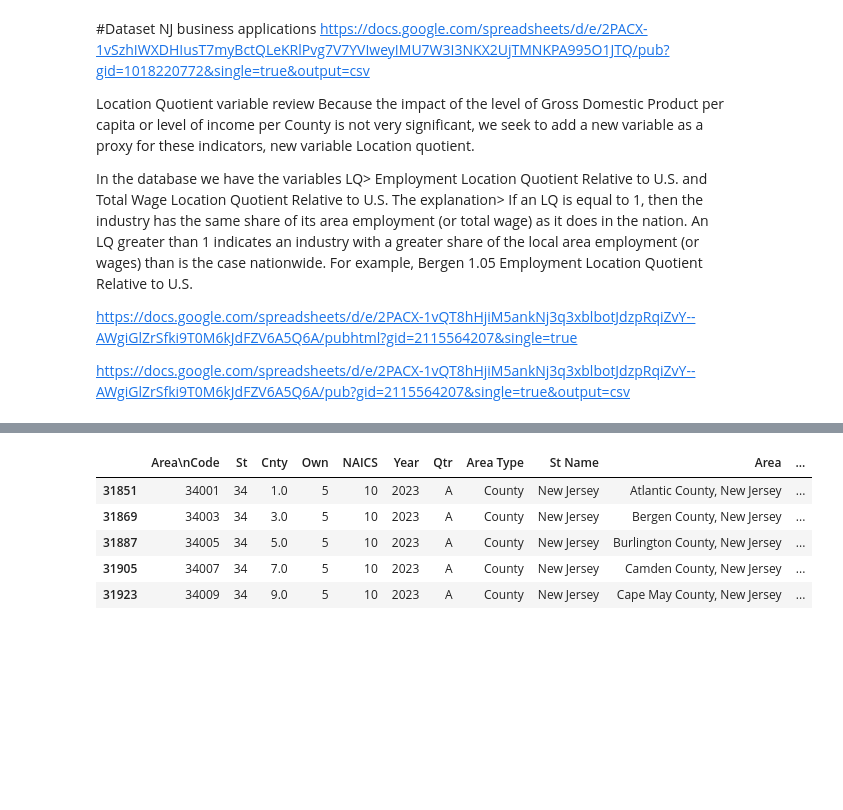
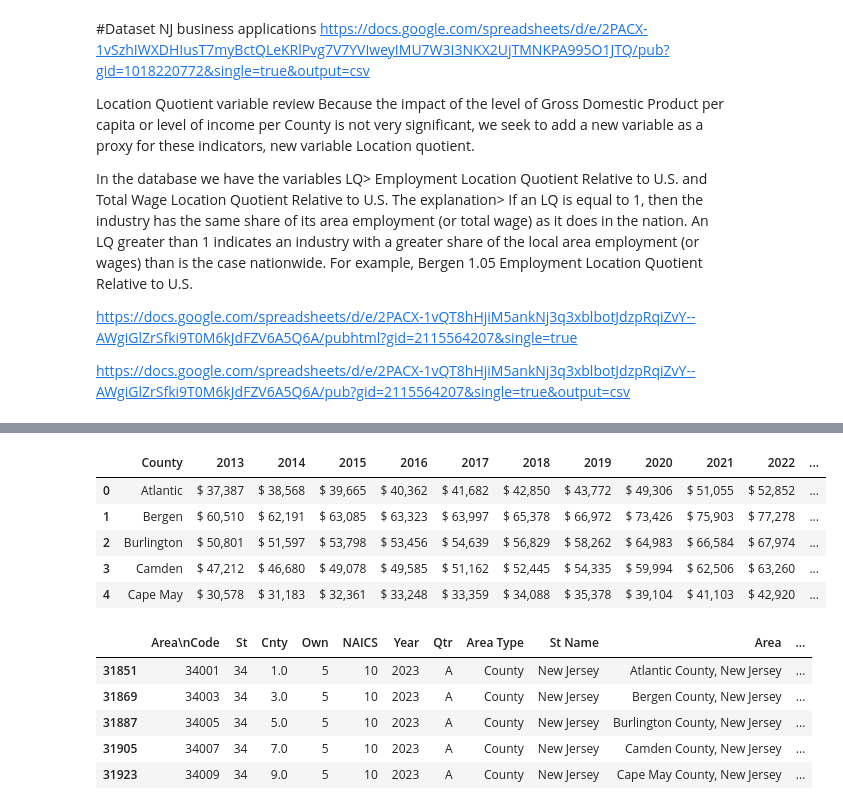
Before and after one commit to shirleyrutgers/GIS, a Jupyter notebook: PS1.ipynb, the cells around one changed output, grey strips where cells are left out. Drawn from its saved outputs; the diff is of its cells as text; code cells hidden in the pictures; blank space fills up the shorter version.

```diff
--- a/PS1.ipynb
+++ b/PS1.ipynb
@@ -348 +371,13 @@ df1 = pd.read_csv('https://docs.google.com/spreadsheets/d/e/2PACX-1vRCnEjufrgpP0
+# %%
+#NJ wage per county, 2013 to 2023
+df3=pd.read_csv('https://docs.google.com/spreadsheets/d/e/2PACX-1vS8byZhwUGPcnozsRjz2WuI2lUIi84AweOFjg1lM0lSLpEzRQhK-NNBZdKZK9XoEw/pub?gid=69402389&single=true&output=csv')
+#print(df3)
+df3.head()
+# %% [output]
+|  | County | 2013 | 2014 | 2015 | 2016 | 2017 | 2018 | 2019 | 2020 | 2021 | 2022 | ... |
+| 0 | Atlantic | $ 37,387 | $ 38,568 | $ 39,665 | $ 40,362 | $ 41,682 | $ 42,850 | $ 43,772 | $ 49,306 | $ 51,055 | $ 52,852 | ... |
+| 1 | Bergen | $ 60,510 | $ 62,191 | $ 63,085 | $ 63,323 | $ 63,997 | $ 65,378 | $ 66,972 | $ 73,426 | $ 75,903 | $ 77,278 | ... |
+| 2 | Burlington | $ 50,801 | $ 51,597 | $ 53,798 | $ 53,456 | $ 54,639 | $ 56,829 | $ 58,262 | $ 64,983 | $ 66,584 | $ 67,974 | ... |
+| 3 | Camden | $ 47,212 | $ 46,680 | $ 49,078 | $ 49,585 | $ 51,162 | $ 52,445 | $ 54,335 | $ 59,994 | $ 62,506 | $ 63,260 | ... |
+| 4 | Cape May | $ 30,578 | $ 31,183 | $ 32,361 | $ 33,248 | $ 33,359 | $ 34,088 | $ 35,378 | $ 39,104 | $ 41,103 | $ 42,920 | ... |
 # %%
```
Also changed, not shown: parts of 16 cells of this notebook.
